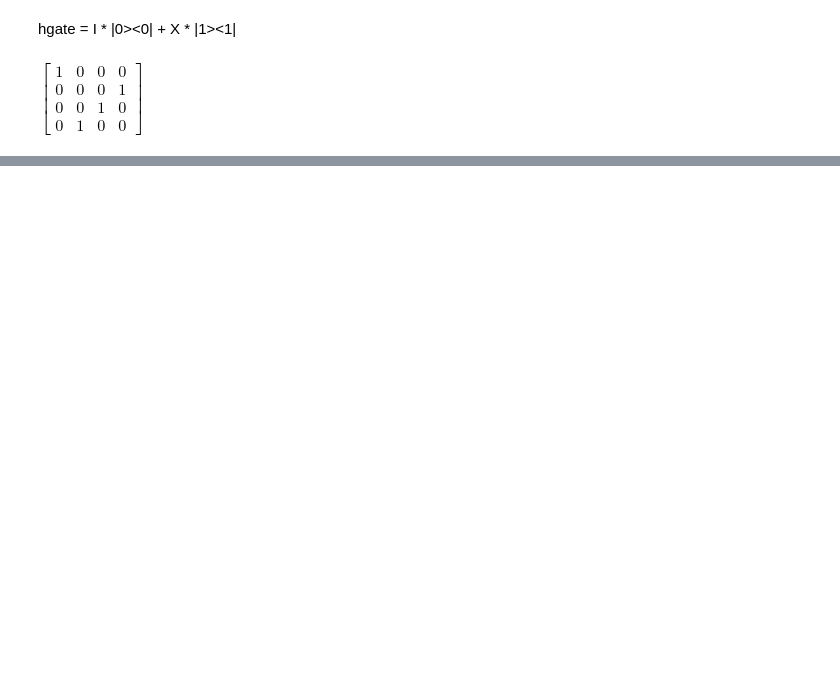
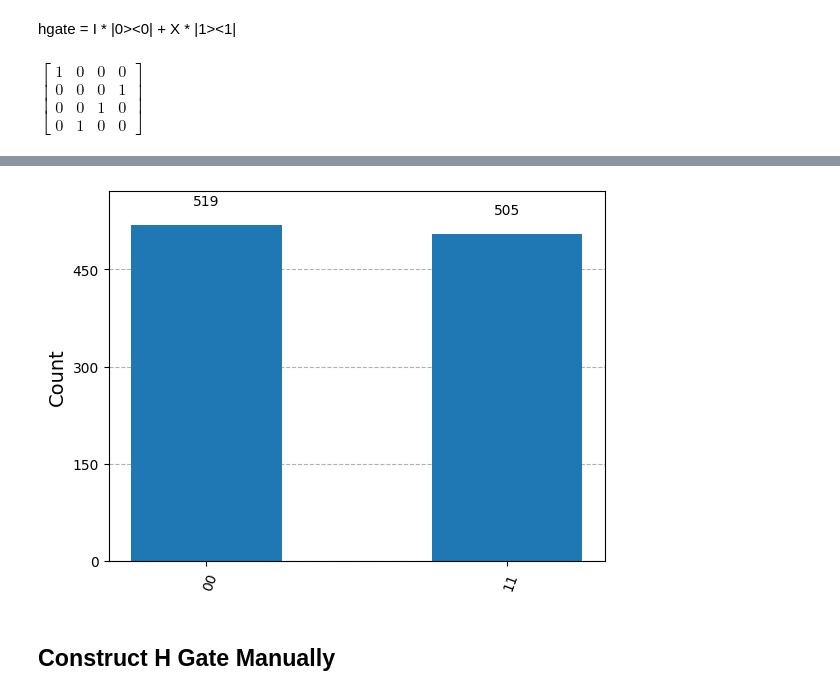
Before and after one commit to LTJ508/Quantum_Computing, a Jupyter notebook: Qiskit Practice/Qiskit Practice for CSE 499A/RA_Lecture-01.ipynb, the cells around one changed output, grey strips where cells are left out. Saved outputs shown, nothing was run; the diff lists cells and outputs as text; code cells hidden in the pictures; blank space fills up the shorter version.

```diff
--- a/Qiskit Practice/Qiskit Practice for CSE 499A/RA_Lecture-01.ipynb
+++ b/Qiskit Practice/Qiskit Practice for CSE 499A/RA_Lecture-01.ipynb
@@ -111,0 +136,12 @@ plot_bloch_multivector(qc3)
+# %%
+transpile_qc = transpile(qc3, simulator)
+job = simulator.run(transpile_qc)
+
+results = job.result()
+counts = results.get_counts()
+# %%
+plot_histogram(counts)
+# %% [output]
+[figure, added]
+# %% [markdown]
+## Construct H Gate Manually
```
Also changed, not shown: parts of 22 cells of this notebook.
